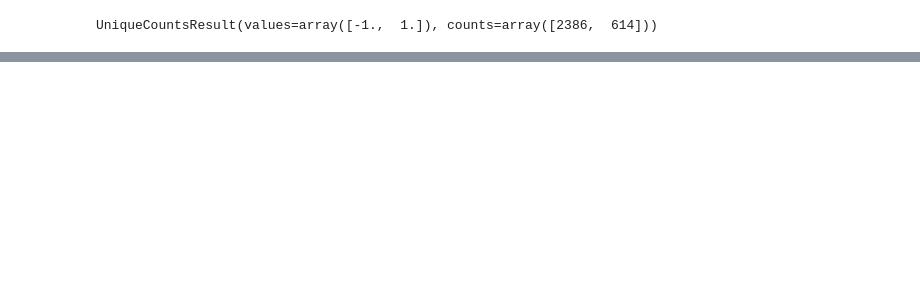
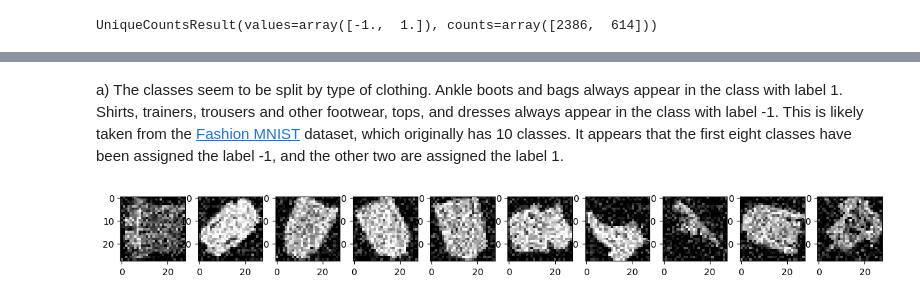
Before and after one commit to gblawrence03/CS909-materials, a Jupyter notebook: 2025/A1/assignment.ipynb, the cells around one changed output, grey strips where cells are left out. Saved outputs shown, nothing was run; the diff lists cells and outputs as text; code cells hidden in the pictures; blank space fills up the shorter version.

```diff
--- a/2025/A1/assignment.ipynb
+++ b/2025/A1/assignment.ipynb
@@ -22,0 +66,10 @@ b) There is some class imbalance in the training data, with a N:P ratio of about
+# %% [markdown]
+a) The classes seem to be split by type of clothing. Ankle boots and bags always appear in the class with label 1. Shirts, trainers, trousers and other footwear, tops, and dresses always appear in the class with label -1. This is likely taken from the [Fashion MNIST](https://www.kaggle.com/datasets/zalando-research/fashionmnist) dataset, which originally has 10 classes. It appears that the first eight classes have been assigned the label -1, and the other two are assigned the label 1.
+# %%
+plt.figure(figsize=(15,5))
+for i, idx in enumerate(np.random.choice(X_test.shape[0], 10)):
+    plt.subplot(1, 10, i+1)
+    plt.imshow(X_test[idx].reshape((28,28)), cmap="gray")
+plt.show()
+# %% [output]
+[figure, added]
```
Also changed, not shown: parts of 17 cells of this notebook.
